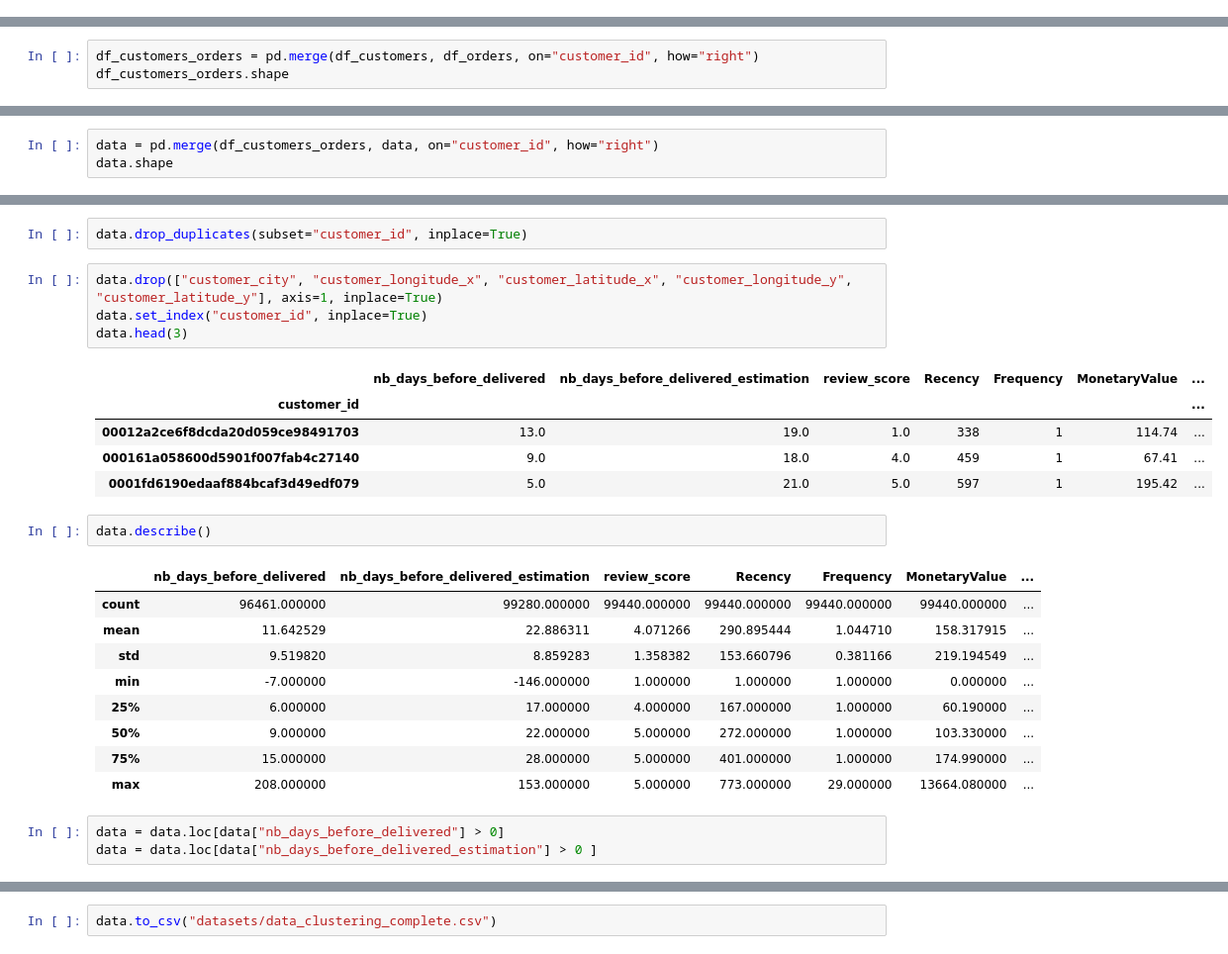
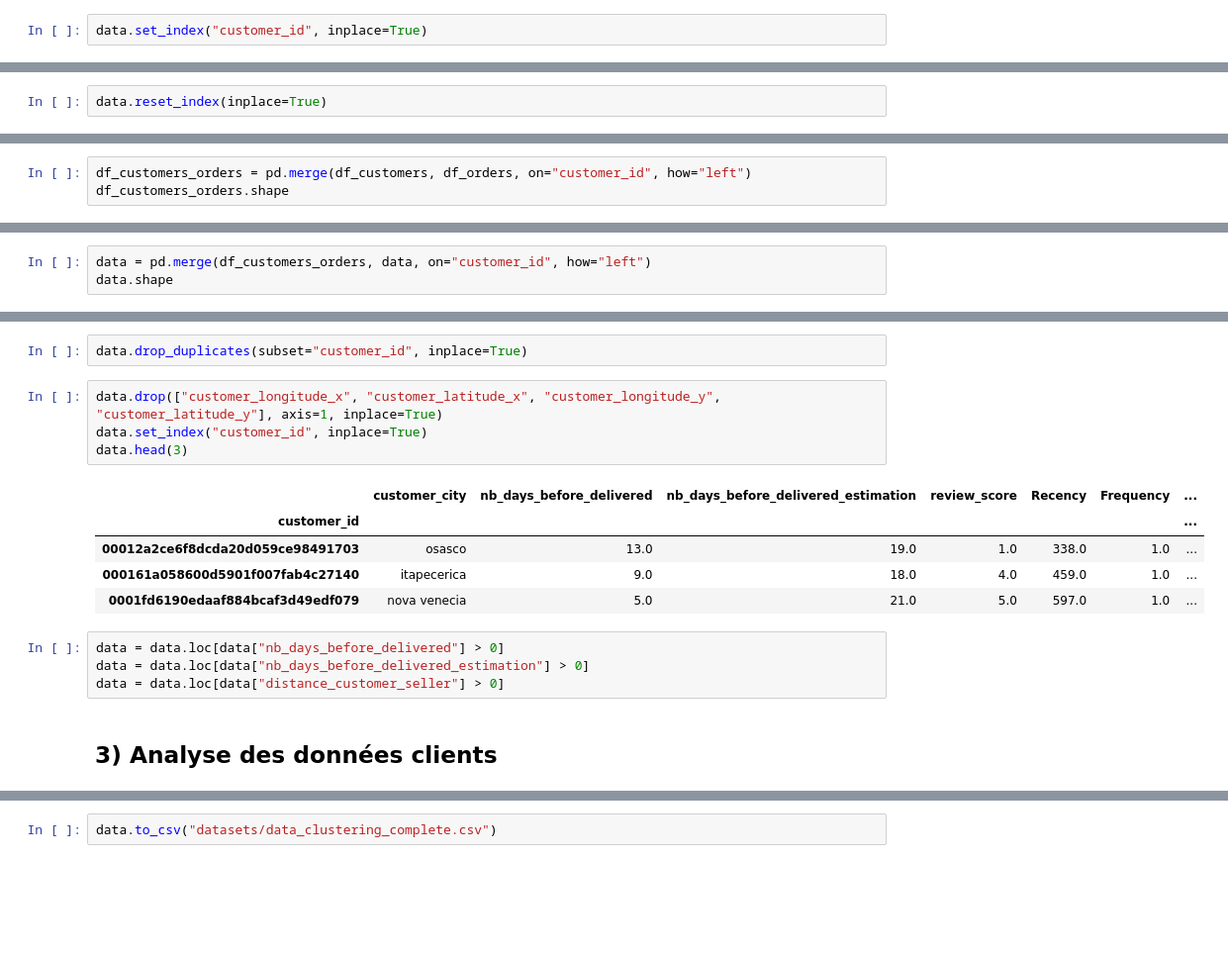
Before and after one commit to Sylvariane/segmentez_les_clients, a Jupyter notebook: POlist_01_analysefinale.ipynb, the cells around one changed output, grey strips where cells are left out. Shown at 99% size. Cells and saved outputs as stored; diff of their text form; blank space fills up the shorter version.

Commit message:
création d'un autre jeu de données + analyses

```diff
--- a/POlist_01_analysefinale.ipynb
+++ b/POlist_01_analysefinale.ipynb
@@ -170 +182,3 @@ gc.collect()
+# %%
+data.set_index("customer_id", inplace=True)
 # %%
@@ -176,0 +191,2 @@ data.to_csv("datasets/data_segmentation_rfm.csv")
+# %%
+data.reset_index(inplace=True)
@@ -297,4 +310,4 @@ df_orders.head()
 # %%
-df_customers_orders = pd.merge(df_customers, df_orders, on="customer_id", how="right")
+df_customers_orders = pd.merge(df_customers, df_orders, on="customer_id", how="left")
 df_customers_orders.shape
 # %% [output]
@@ -320,6 +333,6 @@ df_customers_orders.shape
 # %%
 df_customers_orders = df_customers_orders.groupby("customer_id").mean().reset_index()
 # %%
-data = pd.merge(df_customers_orders, data, on="customer_id", how="right")
+data = pd.merge(df_customers_orders, data, on="customer_id", how="left")
 data.shape
 # %% [output]
@@ -341,27 +354,18 @@ data.drop(["customer_unique_id"], axis=1, inplace=True)
 # %%
 data.drop_duplicates(subset="customer_id", inplace=True)
 # %%
-data.drop(["customer_city", "customer_longitude_x", "customer_latitude_x", "customer_longitude_y", "customer_latitude_y"], axis=1, inplace=True)
+data.drop(["customer_longitude_x", "customer_latitude_x", "customer_longitude_y", "customer_latitude_y"], axis=1, inplace=True)
 data.set_index("customer_id", inplace=True)
 data.head(3)
 # %% [output]
-|  | nb_days_before_delivered | nb_days_before_delivered_estimation | review_score | Recency | Frequency | MonetaryValue | ... |
+|  | customer_city | nb_days_before_delivered | nb_days_before_delivered_estimation | review_score | Recency | Frequency | ... |
 | customer_id |  |  |  |  |  |  | ... |
-| 00012a2ce6f8dcda20d059ce98491703 | 13.0 | 19.0 | 1.0 | 338 | 1 | 114.74 | ... |
-| 000161a058600d5901f007fab4c27140 | 9.0 | 18.0 | 4.0 | 459 | 1 | 67.41 | ... |
-| 0001fd6190edaaf884bcaf3d49edf079 | 5.0 | 21.0 | 5.0 | 597 | 1 | 195.42 | ... |
+| 00012a2ce6f8dcda20d059ce98491703 | osasco | 13.0 | 19.0 | 1.0 | 338.0 | 1.0 | ... |
+| 000161a058600d5901f007fab4c27140 | itapecerica | 9.0 | 18.0 | 4.0 | 459.0 | 1.0 | ... |
+| 0001fd6190edaaf884bcaf3d49edf079 | nova venecia | 5.0 | 21.0 | 5.0 | 597.0 | 1.0 | ... |
-# %%
-data.describe()
-# %% [output]
-|  | nb_days_before_delivered | nb_days_before_delivered_estimation | review_score | Recency | Frequency | MonetaryValue | ... |
-| count | 96461.000000 | 99280.000000 | 99440.000000 | 99440.000000 | 99440.000000 | 99440.000000 | ... |
-| mean | 11.642529 | 22.886311 | 4.071266 | 290.895444 | 1.044710 | 158.317915 | ... |
-| std | 9.519820 | 8.859283 | 1.358382 | 153.660796 | 0.381166 | 219.194549 | ... |
-| min | -7.000000 | -146.000000 | 1.000000 | 1.000000 | 1.000000 | 0.000000 | ... |
-| 25% | 6.000000 | 17.000000 | 4.000000 | 167.000000 | 1.000000 | 60.190000 | ... |
-| 50% | 9.000000 | 22.000000 | 5.000000 | 272.000000 | 1.000000 | 103.330000 | ... |
-| 75% | 15.000000 | 28.000000 | 5.000000 | 401.000000 | 1.000000 | 174.990000 | ... |
-| max | 208.000000 | 153.000000 | 5.000000 | 773.000000 | 29.000000 | 13664.080000 | ... |
 # %%
 data = data.loc[data["nb_days_before_delivered"] > 0]
-data = data.loc[data["nb_days_before_delivered_estimation"] > 0 ]
+data = data.loc[data["nb_days_before_delivered_estimation"] > 0]
+data = data.loc[data["distance_customer_seller"] > 0]
+# %% [markdown]
+## 3) Analyse des données clients
```
Also changed, not shown: parts of 59 cells of this notebook.
